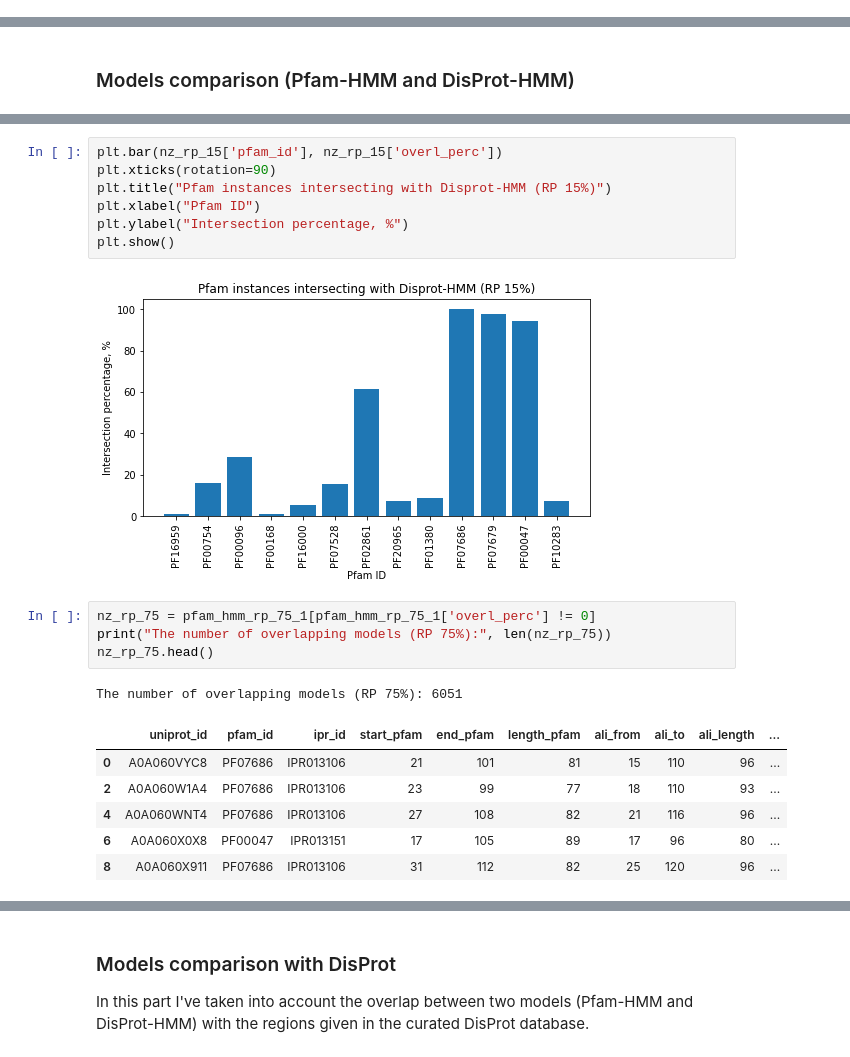
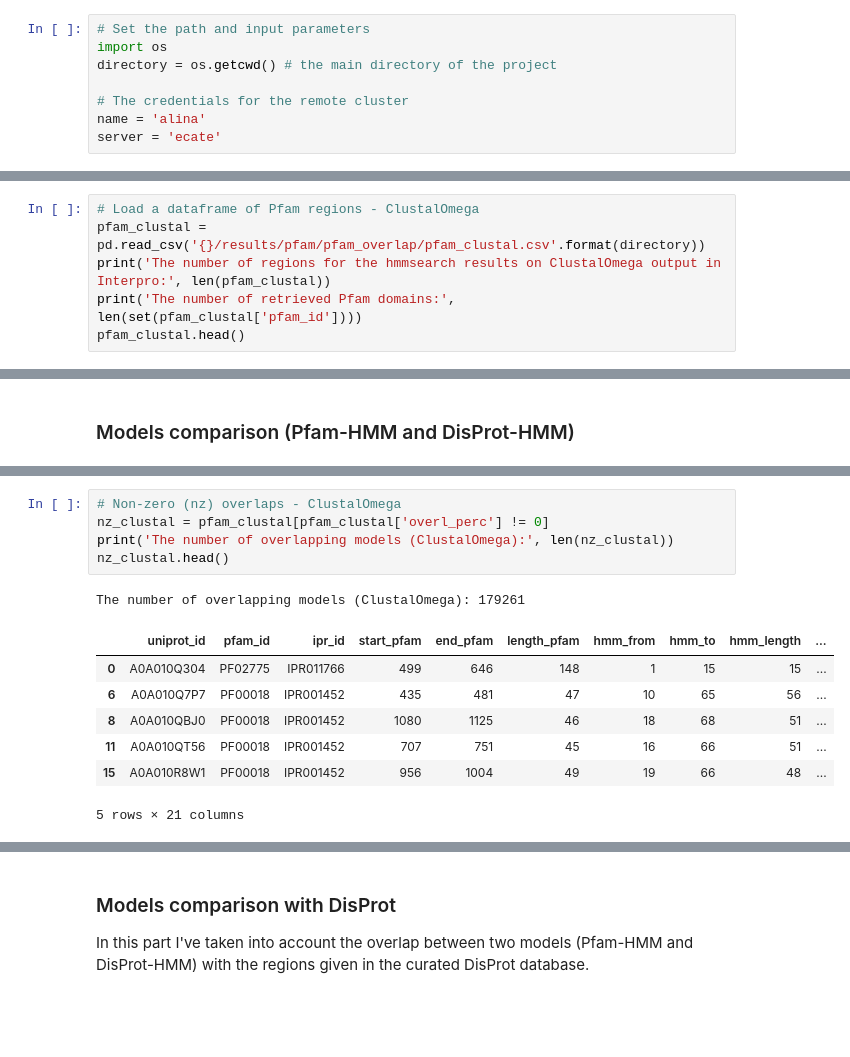
Before and after one commit to AlyaHarvelle/HMMER, a Jupyter notebook: hmm_analysis.ipynb, the cells around one changed output, grey strips where cells are left out. Drawn from its saved outputs; the diff is of its cells as text; blank space fills up the shorter version.

```diff
--- a/hmm_analysis.ipynb
+++ b/hmm_analysis.ipynb
@@ -0,0 +1,8 @@
+# %%
+# Set the path and input parameters
+import os
+directory = os.getcwd() # the main directory of the project
+
+# The credentials for the remote cluster
+name = 'alina'
+server = 'ecate'
@@ -161,0 +136,6 @@ pfam_hmm_rp_75_1.head()
+# %%
+# Load a dataframe of Pfam regions - ClustalOmega
+pfam_clustal = pd.read_csv('{}/results/pfam/pfam_overlap/pfam_clustal.csv'.format(directory))
+print('The number of regions for the hmmsearch results on ClustalOmega output in Interpro:', len(pfam_clustal))
+print('The number of retrieved Pfam domains:', len(set(pfam_clustal['pfam_id'])))
+pfam_clustal.head()
@@ -244,21 +219,14 @@ The number of overlapping models: 315
-# %%
-plt.bar(nz_rp_15['pfam_id'], nz_rp_15['overl_perc'])
-plt.xticks(rotation=90)
-plt.title("Pfam instances intersecting with Disprot-HMM (RP 15%)")
-plt.xlabel("Pfam ID")
-plt.ylabel("Intersection percentage, %")
-plt.show()
-# %% [output]
-[figure, removed]
 # %%
-nz_rp_75 = pfam_hmm_rp_75_1[pfam_hmm_rp_75_1['overl_perc'] != 0]
-print("The number of overlapping models (RP 75%):", len(nz_rp_75))
-nz_rp_75.head()
+# Non-zero (nz) overlaps - ClustalOmega
+nz_clustal = pfam_clustal[pfam_clustal['overl_perc'] != 0]
+print('The number of overlapping models (ClustalOmega):', len(nz_clustal))
+nz_clustal.head()
 # %% [output]
-The number of overlapping models (RP 75%): 6051
+The number of overlapping models (ClustalOmega): 179261
-|  | uniprot_id | pfam_id | ipr_id | start_pfam | end_pfam | length_pfam | ali_from | ali_to | ali_length | ... |
-| 0 | A0A060VYC8 | PF07686 | IPR013106 | 21 | 101 | 81 | 15 | 110 | 96 | ... |
-| 2 | A0A060W1A4 | PF07686 | IPR013106 | 23 | 99 | 77 | 18 | 110 | 93 | ... |
-| 4 | A0A060WNT4 | PF07686 | IPR013106 | 27 | 108 | 82 | 21 | 116 | 96 | ... |
-| 6 | A0A060X0X8 | PF00047 | IPR013151 | 17 | 105 | 89 | 17 | 96 | 80 | ... |
-| 8 | A0A060X911 | PF07686 | IPR013106 | 31 | 112 | 82 | 25 | 120 | 96 | ... |
+|  | uniprot_id | pfam_id | ipr_id | start_pfam | end_pfam | length_pfam | hmm_from | hmm_to | hmm_length | ... |
+| 0 | A0A010Q304 | PF02775 | IPR011766 | 499 | 646 | 148 | 1 | 15 | 15 | ... |
+| 6 | A0A010Q7P7 | PF00018 | IPR001452 | 435 | 481 | 47 | 10 | 65 | 56 | ... |
+| 8 | A0A010QBJ0 | PF00018 | IPR001452 | 1080 | 1125 | 46 | 18 | 68 | 51 | ... |
+| 11 | A0A010QT56 | PF00018 | IPR001452 | 707 | 751 | 45 | 16 | 66 | 51 | ... |
+| 15 | A0A010R8W1 | PF00018 | IPR001452 | 956 | 1004 | 49 | 19 | 66 | 48 | ... |
+5 rows × 21 columns
```
Also changed, not shown: parts of 41 cells of this notebook.
